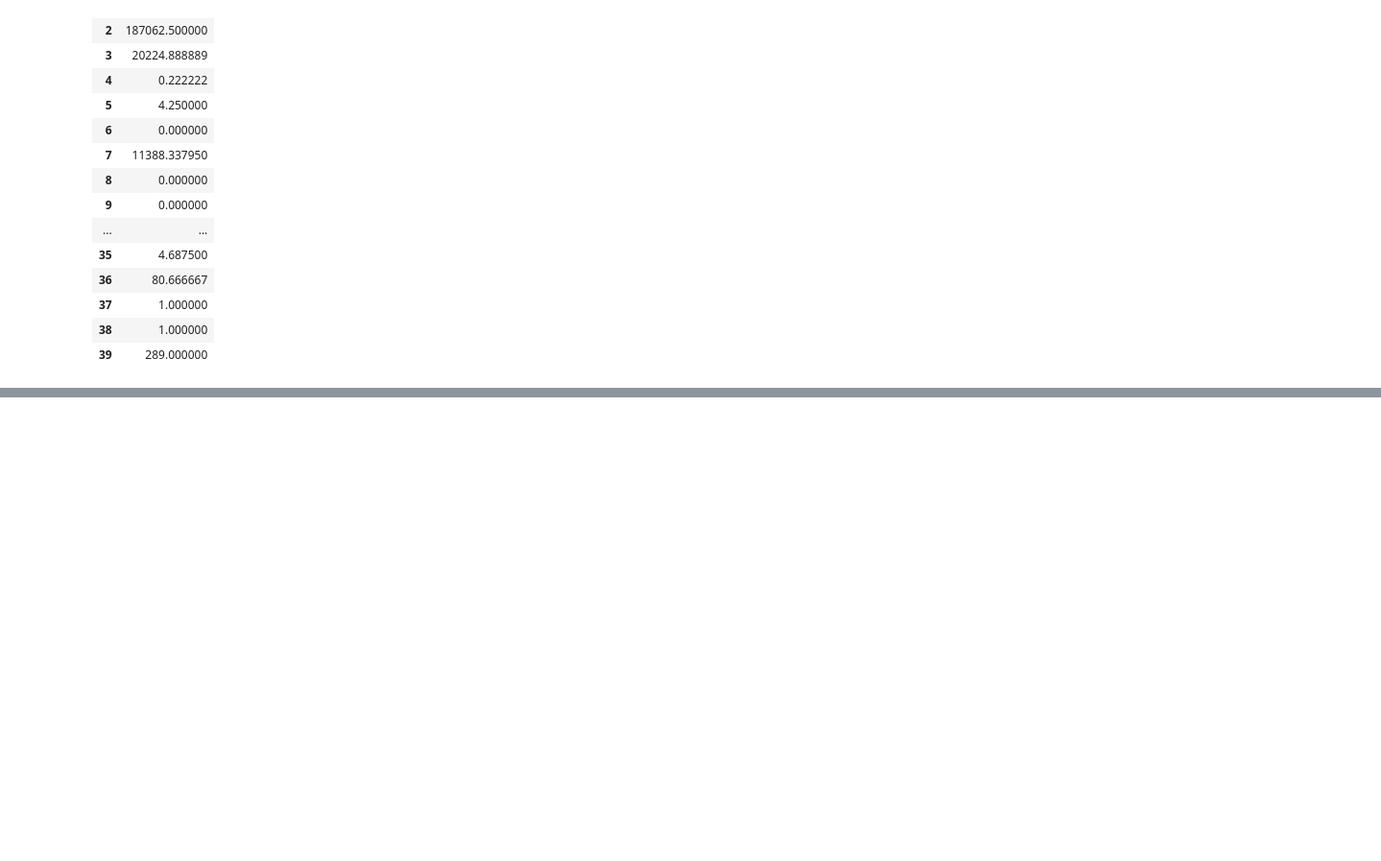
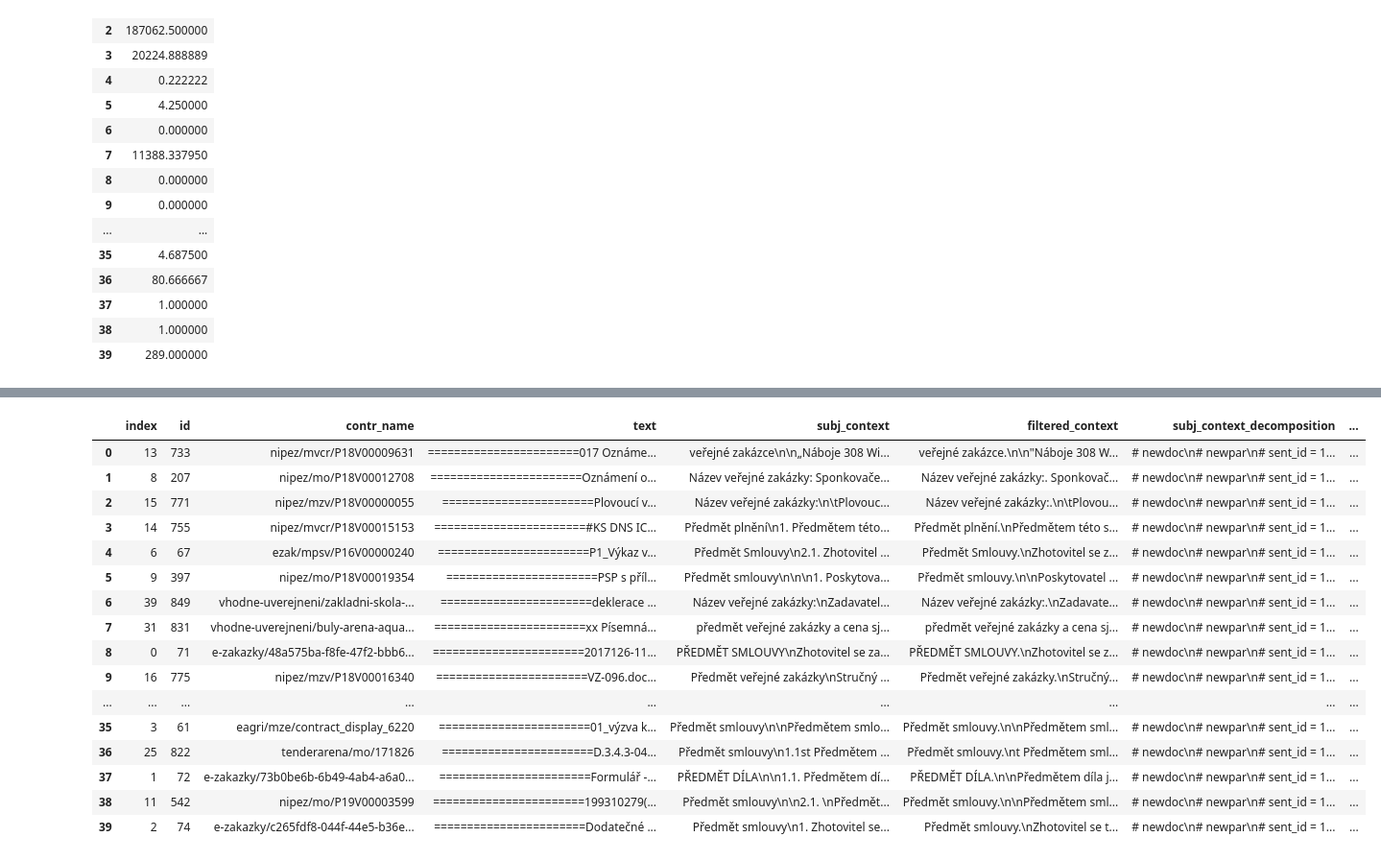
Before and after one commit to opendatalabcz/public-contract-recommendation, a Jupyter notebook: research/subject_extraction.ipynb, the cells around one changed output, grey strips where cells are left out. Shown: that part at 96% size. Saved outputs shown, nothing was run; the diff lists cells and outputs as text; code cells hidden in the pictures; blank space fills up the shorter version.

```diff
--- a/research/subject_extraction.ipynb
+++ b/research/subject_extraction.ipynb
@@ -555,0 +610,23 @@ Zapsala Ing. Linda Jurásková
+# %%
+df_sorted_contracts = df_contracts.copy()
+df_sorted_contracts['context_len'] = df_sorted_contracts.subj_context.str.len()
+df_sorted_contracts = df_sorted_contracts.sort_values('context_len').reset_index()
+df_sorted_contracts
+# %% [output]
+|  | index | id | contr_name | text | subj_context | filtered_context | subj_context_decomposition | ... |
+| 0 | 13 | 733 | nipez/mvcr/P18V00009631 | =======================017 Oznáme... | veřejné zakázce\n\n„Náboje 308 Wi... | veřejné zakázce.\n\n"Náboje 308 W... | # newdoc\n# newpar\n# sent_id = 1... | ... |
+| 1 | 8 | 207 | nipez/mo/P18V00012708 | =======================Oznámení o... | Název veřejné zakázky: Sponkovače... | Název veřejné zakázky:. Sponkovač... | # newdoc\n# newpar\n# sent_id = 1... | ... |
+| 2 | 15 | 771 | nipez/mzv/P18V00000055 | =======================Plovoucí v... | Název veřejné zakázky:\n\tPlovouc... | Název veřejné zakázky:.\n\tPlovou... | # newdoc\n# newpar\n# sent_id = 1... | ... |
+| 3 | 14 | 755 | nipez/mvcr/P18V00015153 | =======================#KS DNS IC... | Předmět plnění\n1. Předmětem této... | Předmět plnění.\nPředmětem této s... | # newdoc\n# newpar\n# sent_id = 1... | ... |
+| 4 | 6 | 67 | ezak/mpsv/P16V00000240 | =======================P1_Výkaz v... | Předmět Smlouvy\n2.1. Zhotovitel ... | Předmět Smlouvy.\nZhotovitel se z... | # newdoc\n# newpar\n# sent_id = 1... | ... |
+| 5 | 9 | 397 | nipez/mo/P18V00019354 | =======================PSP s příl... | Předmět smlouvy\n\n\n1. Poskytova... | Předmět smlouvy.\n\nPoskytovatel ... | # newdoc\n# newpar\n# sent_id = 1... | ... |
+| 6 | 39 | 849 | vhodne-uverejneni/zakladni-skola-... | =======================deklerace ... | Název veřejné zakázky:\nZadavatel... | Název veřejné zakázky:.\nZadavate... | # newdoc\n# newpar\n# sent_id = 1... | ... |
+| 7 | 31 | 831 | vhodne-uverejneni/buly-arena-aqua... | =======================xx Písemná... | předmět veřejné zakázky a cena sj... | předmět veřejné zakázky a cena sj... | # newdoc\n# newpar\n# sent_id = 1... | ... |
+| 8 | 0 | 71 | e-zakazky/48a575ba-f8fe-47f2-bbb6... | =======================2017126-11... | PŘEDMĚT SMLOUVY\nZhotovitel se za... | PŘEDMĚT SMLOUVY.\nZhotovitel se z... | # newdoc\n# newpar\n# sent_id = 1... | ... |
+| 9 | 16 | 775 | nipez/mzv/P18V00016340 | =======================VZ-096.doc... | Předmět veřejné zakázky\nStručný ... | Předmět veřejné zakázky.\nStručný... | # newdoc\n# newpar\n# sent_id = 1... | ... |
+| ... | ... | ... | ... | ... | ... | ... | ... | ... |
+| 35 | 3 | 61 | eagri/mze/contract_display_6220 | =======================01_výzva k... | Předmět smlouvy\n\nPředmětem smlo... | Předmět smlouvy.\n\nPředmětem sml... | # newdoc\n# newpar\n# sent_id = 1... | ... |
+| 36 | 25 | 822 | tenderarena/mo/171826 | =======================D.3.4.3-04... | Předmět smlouvy\n1.1st Předmětem ... | Předmět smlouvy.\nt Předmětem sml... | # newdoc\n# newpar\n# sent_id = 1... | ... |
+| 37 | 1 | 72 | e-zakazky/73b0be6b-6b49-4ab4-a6a0... | =======================Formulář -... | PŘEDMĚT DÍLA\n\n1.1. Předmětem dí... | PŘEDMĚT DÍLA.\n\nPředmětem díla j... | # newdoc\n# newpar\n# sent_id = 1... | ... |
+| 38 | 11 | 542 | nipez/mo/P19V00003599 | =======================199310279(... | Předmět smlouvy\n\n2.1. \nPředmět... | Předmět smlouvy.\n\nPředmětem sml... | # newdoc\n# newpar\n# sent_id = 1... | ... |
+| 39 | 2 | 74 | e-zakazky/c265fdf8-044f-44e5-b36e... | =======================Dodatečné ... | Předmět smlouvy\n1. Zhotovitel se... | Předmět smlouvy.\nZhotovitel se t... | # newdoc\n# newpar\n# sent_id = 1... | ... |
```
Also changed, not shown: parts of 73 cells of this notebook, 3 other files.
